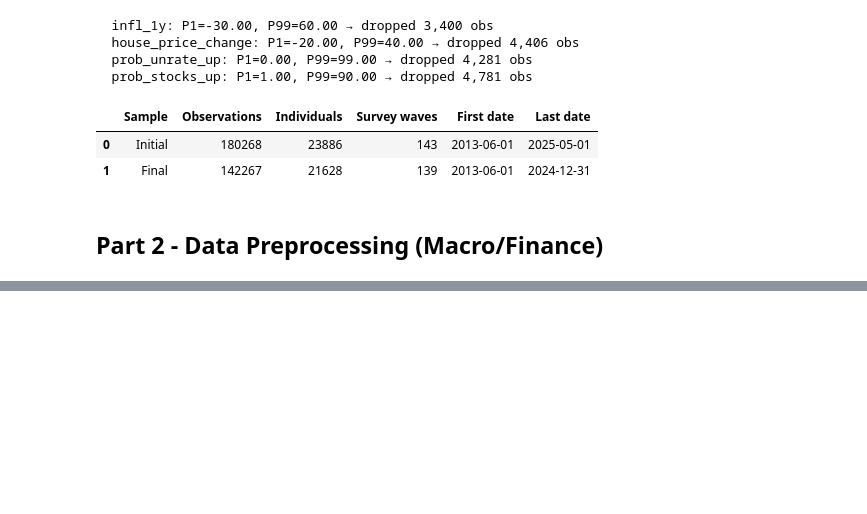
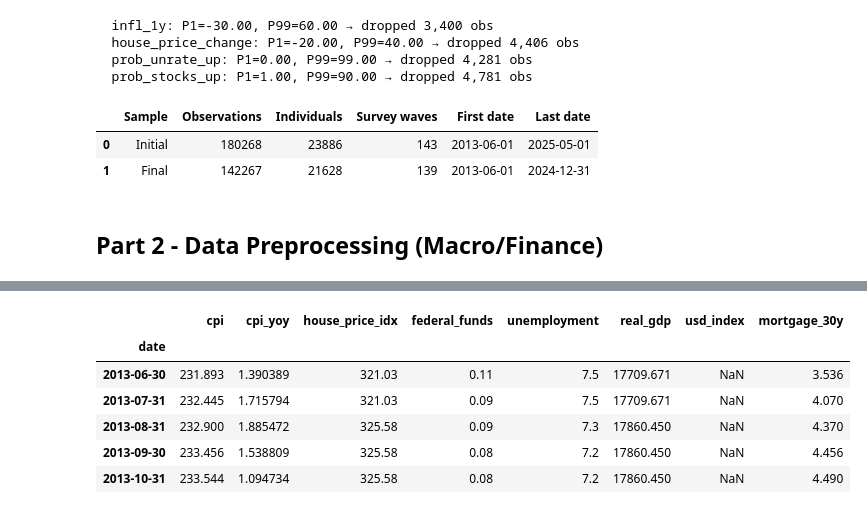
Before and after one commit to MHS17-NHH/FIE463-V26, a Jupyter notebook: data/solution.ipynb, the cells around one changed output, grey strips where cells are left out. Drawn from its saved outputs; the diff is of its cells as text; code cells hidden in the pictures; blank space fills up the shorter version.

```diff
--- a/data/solution.ipynb
+++ b/data/solution.ipynb
@@ -168,0 +239,76 @@ display(summary)
+# %%
+# FRED data: Downloaded manually
+
+DATA_PATH = "./data"
+
+macro_files = {
+    "cpi":               "CPIAUCSL.csv",
+    "house_price_idx":   "USSTHPI.csv",
+    "federal_funds":     "FEDFUNDS.csv",
+    "unemployment":      "UNRATE.csv",
+    "real_gdp":          "GDPC1.csv",
+    "usd_index":         "DTWEXBGS.csv",
+    "mortgage_30y":      "MORTGAGE30US.csv",
+}
+
+def load_fred_series(fname, colname):
+    """Load a FRED CSV (date in first col, value in second)."""
+    df = pd.read_csv(f"{DATA_PATH}/{fname}", parse_dates=[0])
+    df = df.rename(columns={df.columns[0]: "date", df.columns[1]: colname})
+    return df.set_index("date").sort_index()
+
+# 1) Load raw series
+macro_raw = {
+    name: load_fred_series(fname, name)
+    for name, fname in macro_files.items()
+}
+
+# 2) Convert everything to MONTHLY frequency
+macro_m = {}
+
+# CPI (index, monthly) -> keep last obs in month, maybe YoY inflation
+cpi = macro_raw["cpi"].resample("ME").last()
+cpi["cpi_yoy"] = cpi["cpi"].pct_change(12) * 100
+macro_m["cpi"] = cpi
+
+# House price index (often quarterly, but resampled to monthly & ffilled)
+hpi = macro_raw["house_price_idx"].resample("ME").last().ffill()
+macro_m["house_price_idx"] = hpi
+
+# Federal funds rate (daily/weekly) -> monthly average
+ffr = macro_raw["federal_funds"].resample("ME").mean()
+macro_m["federal_funds"] = ffr
+
+# Unemployment rate (monthly) -> last obs each month
+unrate = macro_raw["unemployment"].resample("ME").last()
+macro_m["unemployment"] = unrate
+
+# Real GDP (quarterly) -> monthly by forward-fill within quarter
+gdp = macro_raw["real_gdp"].resample("ME").last().ffill()
+macro_m["real_gdp"] = gdp
+
+# Dollar index (daily) -> month-end value
+usd = macro_raw["usd_index"].resample("ME").last()
+macro_m["usd_index"] = usd
+
+# 30y mortgage rate (daily/weekly) -> monthly average
+mort = macro_raw["mortgage_30y"].resample("ME").mean()
+macro_m["mortgage_30y"] = mort
+
+# 3) Apply timing rule: at month t we only use info up to end of month t-1
+for name in macro_m:
+    macro_m[name] = macro_m[name].shift(1)
+
+# 4) Combine into single monthly macro panel
+macro_all = pd.concat(macro_m.values(), axis=1).sort_index()
+# 5) Keep only dates that overlap with survey data
+macro_all = macro_all[(macro_all.index >= df['date'].min()) & (macro_all.index <= df['date'].max())]
+display(macro_all.head())
+# %% [output]
+|  | cpi | cpi_yoy | house_price_idx | federal_funds | unemployment | real_gdp | usd_index | mortgage_30y |
+| date |  |  |  |  |  |  |  |  |
+| 2013-06-30 | 231.893 | 1.390389 | 321.03 | 0.11 | 7.5 | 17709.671 | NaN | 3.536 |
+| 2013-07-31 | 232.445 | 1.715794 | 321.03 | 0.09 | 7.5 | 17709.671 | NaN | 4.070 |
+| 2013-08-31 | 232.900 | 1.885472 | 325.58 | 0.09 | 7.3 | 17860.450 | NaN | 4.370 |
+| 2013-09-30 | 233.456 | 1.538809 | 325.58 | 0.08 | 7.2 | 17860.450 | NaN | 4.456 |
+| 2013-10-31 | 233.544 | 1.094734 | 325.58 | 0.08 | 7.2 | 17860.450 | NaN | 4.490 |
```
Also changed, not shown: parts of 7 cells of this notebook, 2 other files.
